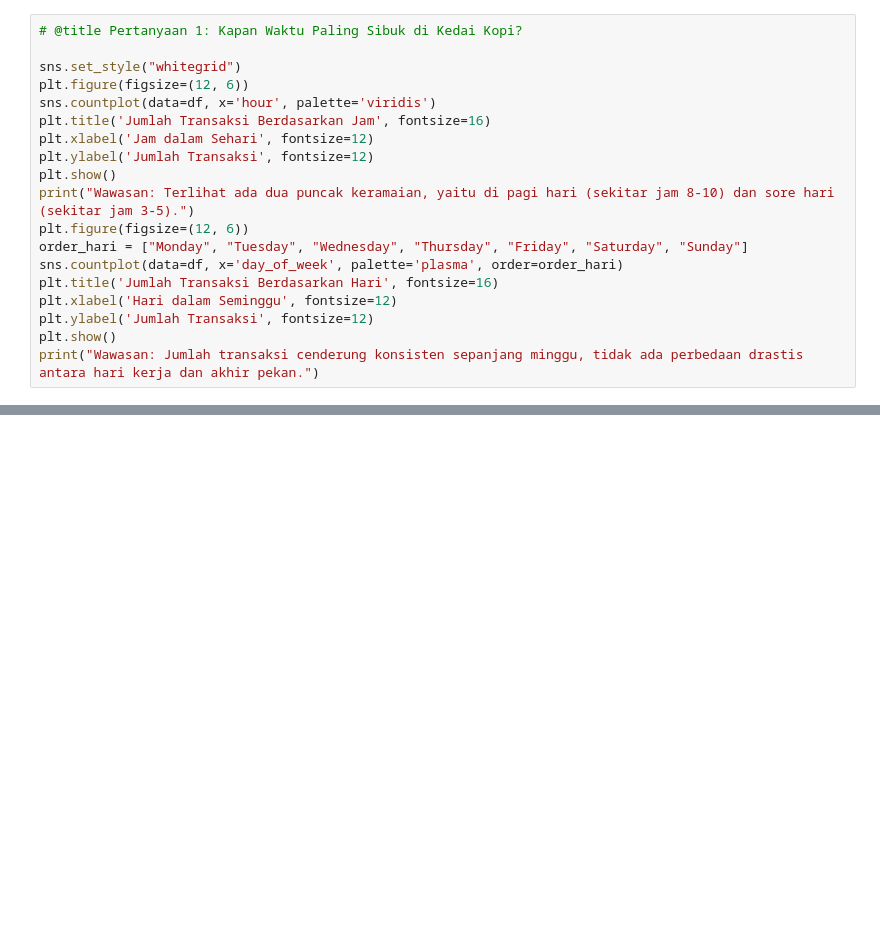
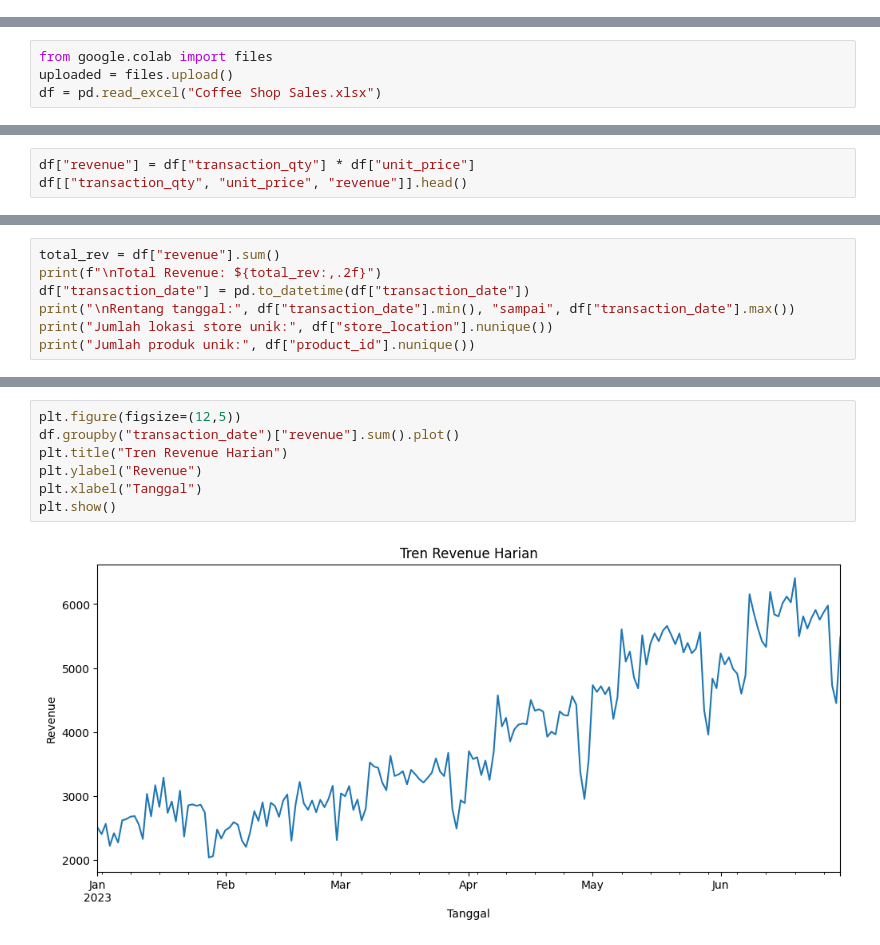
Before and after one commit to Sigiitttt/PSD, a Jupyter notebook: _sources/Tugas3.ipynb, the cells around one changed output, grey strips where cells are left out. Cells and saved outputs as stored; diff of their text form; blank space fills up the shorter version.

```diff
--- a/_sources/Tugas3.ipynb
+++ b/_sources/Tugas3.ipynb
@@ -172,19 +0,0 @@ Sekarang data kita sudah bersih dan kaya fitur, saatnya menjadi detektif! Kita a
-# %%
-# @title Pertanyaan 1: Kapan Waktu Paling Sibuk di Kedai Kopi?
-
-sns.set_style("whitegrid")
-plt.figure(figsize=(12, 6))
-sns.countplot(data=df, x='hour', palette='viridis')
-plt.title('Jumlah Transaksi Berdasarkan Jam', fontsize=16)
-plt.xlabel('Jam dalam Sehari', fontsize=12)
-plt.ylabel('Jumlah Transaksi', fontsize=12)
-plt.show()
-print("Wawasan: Terlihat ada dua puncak keramaian, yaitu di pagi hari (sekitar jam 8-10) dan sore hari (sekitar jam 3-5).")
-plt.figure(figsize=(12, 6))
-order_hari = ["Monday", "Tuesday", "Wednesday", "Thursday", "Friday", "Saturday", "Sunday"]
-sns.countplot(data=df, x='day_of_week', palette='plasma', order=order_hari)
-plt.title('Jumlah Transaksi Berdasarkan Hari', fontsize=16)
-plt.xlabel('Hari dalam Seminggu', fontsize=12)
-plt.ylabel('Jumlah Transaksi', fontsize=12)
-plt.show()
-print("Wawasan: Jumlah transaksi cenderung konsisten sepanjang minggu, tidak ada perbedaan drastis antara hari kerja dan akhir pekan.")
@@ -260,0 +23,4 @@ Eksplorasi ini adalah langkah awal. Langkah selanjutnya adalah membangun model p
+# %%
+from google.colab import files
+uploaded = files.upload()
+df = pd.read_excel("Coffee Shop Sales.xlsx")
@@ -260,0 +107,3 @@ Eksplorasi ini adalah langkah awal. Langkah selanjutnya adalah membangun model p
+# %%
+df["revenue"] = df["transaction_qty"] * df["unit_price"]
+df[["transaction_qty", "unit_price", "revenue"]].head()
@@ -260,0 +127,7 @@ Eksplorasi ini adalah langkah awal. Langkah selanjutnya adalah membangun model p
+# %%
+total_rev = df["revenue"].sum()
+print(f"\nTotal Revenue: ${total_rev:,.2f}")
+df["transaction_date"] = pd.to_datetime(df["transaction_date"])
+print("\nRentang tanggal:", df["transaction_date"].min(), "sampai", df["transaction_date"].max())
+print("Jumlah lokasi store unik:", df["store_location"].nunique())
+print("Jumlah produk unik:", df["product_id"].nunique())
@@ -260,0 +151,9 @@ Eksplorasi ini adalah langkah awal. Langkah selanjutnya adalah membangun model p
+# %%
+plt.figure(figsize=(12,5))
+df.groupby("transaction_date")["revenue"].sum().plot()
+plt.title("Tren Revenue Harian")
+plt.ylabel("Revenue")
+plt.xlabel("Tanggal")
+plt.show()
+# %% [output]
+[figure, added]
```
Also changed, not shown: parts of 33 cells of this notebook, 18 other files.
